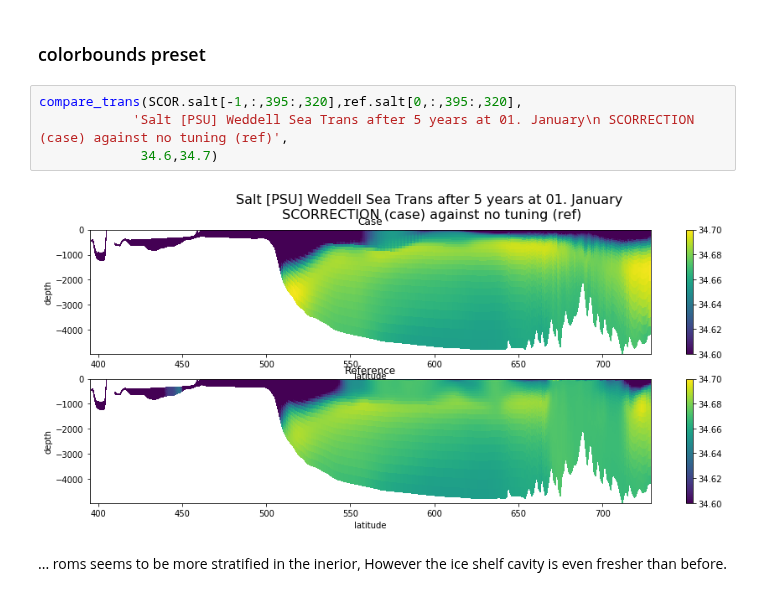
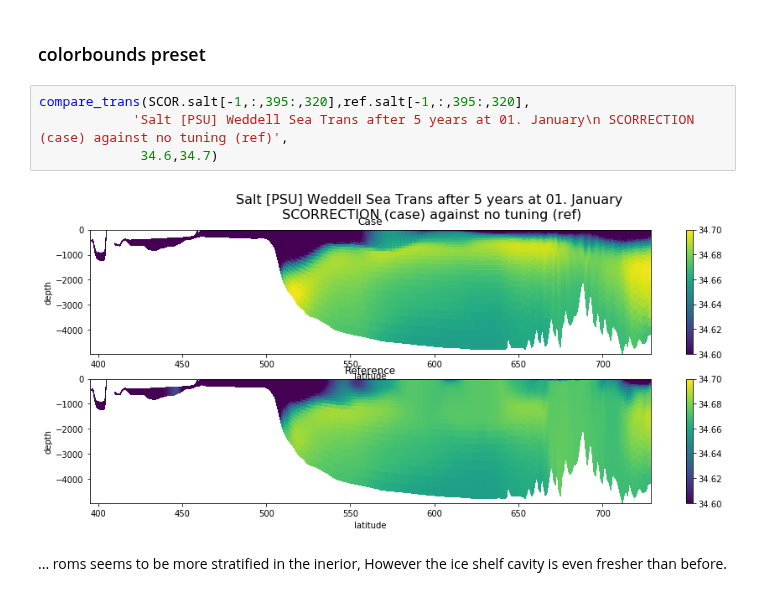
Before and after one commit to kuechenrole/tidal_melting, a Jupyter notebook: notebooks/reports/2.2-kuechenrole-surface_fluxes_tuning.ipynb, the cells around one changed output. Drawn from its saved outputs; the diff is of its cells as text.

```diff
--- a/notebooks/reports/2.2-kuechenrole-surface_fluxes_tuning.ipynb
+++ b/notebooks/reports/2.2-kuechenrole-surface_fluxes_tuning.ipynb
@@ -188,11 +189,11 @@ compare_trans(SCOR.salt[-1,:,395:,320],ref.salt[0,:,395:,320],
 # %% [markdown]
 ### colorbounds preset
 # %%
-compare_trans(SCOR.salt[-1,:,395:,320],ref.salt[0,:,395:,320],
+compare_trans(SCOR.salt[-1,:,395:,320],ref.salt[-1,:,395:,320],
             'Salt [PSU] Weddell Sea Trans after 5 years at 01. January\n SCORRECTION (case) against no tuning (ref)',
              34.6,34.7)
 # %% [output]
-[figure, old version]
+[figure, new version]
 # %% [markdown]
 ... roms seems to be more stratified in the inerior, However the ice shelf cavity is even fresher than before.
 # %% [markdown]
```
Also changed, not shown: parts of 7 cells of this notebook.
